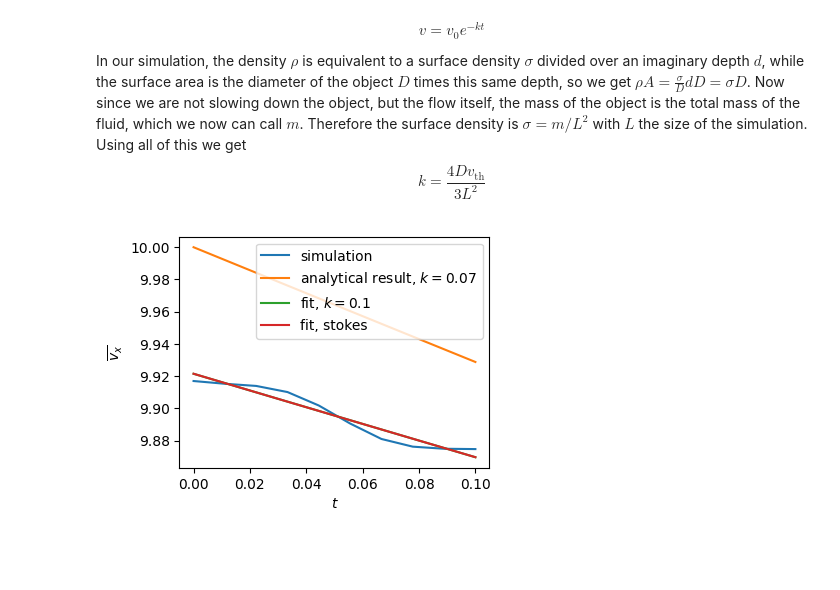
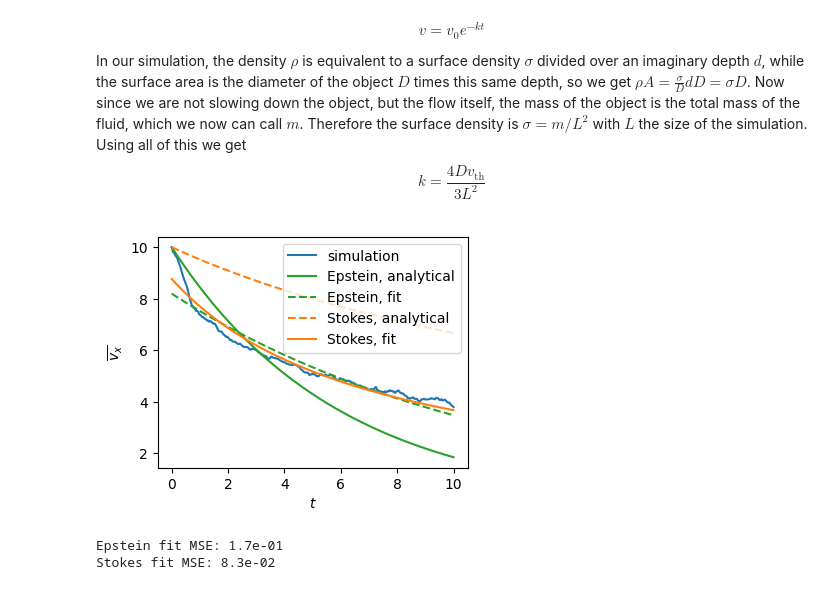
Before and after one commit to slagnews/drag_sph, a Jupyter notebook: sph_test.ipynb, the cells around one changed output. Cells and saved outputs as stored; diff of their text form; code cells hidden in the pictures; blank space fills up the shorter version.

Commit message:
Updated drag plots in test file

```diff
--- a/sph_test.ipynb
+++ b/sph_test.ipynb
@@ -7,10 +7,10 @@ from sph import integrate, animate_particles, get_densities, get_density_grid
 np.random.seed(0)
 # %%
 no_particles = 990
-no_steps = 10
+no_steps = 1000
 L = 10
-h = 0.5
-v_init = 1 # initial random velocities of particles
+h = 1
+v_th = 1 # initial random velocities of particles
 v0 = 10 # initial flow speed
 dt = 0.01 # timestep
 c_s = 0.1 #speed of sound
@@ -18,13 +18,13 @@ gamma = 7
 masses = np.array([1]*no_particles)
 rho0 = np.sum(masses)/L**2 # Set equilibrium density to the mean density
 
-central_object = {"radius": 0.2,
+central_object = {"radius": 1,
           "boundary_width": 0.05,
           "max_force": 1000}
 
 # Initialize random positions and velocities
 initial_positions = np.random.random(size=(no_particles,2))*L
-initial_velocities = np.random.normal(size=(no_particles,2))*v_init
+initial_velocities = np.random.normal(size=(no_particles,2))*v_th
 
 # Let the entire liquid move to the right
 initial_velocities[:,0] += v0
@@ -33,8 +33,9 @@ rerun_sim = True
 
 if rerun_sim == True:
     positions, velocities = integrate(initial_positions, initial_velocities, masses, L, h, c_s, rho0, dt, no_steps, central_object=central_object)
+    np.savez("flow_sim", positions=positions, velocities=velocities)
 else:
-    data = np.load("long_flow.npz")
+    data = np.load("flow_sim.npz")
     positions = data["positions"]
     velocities = data["velocities"]
 # %% [output]
@@ -134,35 +136,47 @@ $$
 k=\frac{4Dv_\mathrm{th}}{3L^2}
 $$
 # %%
-speed = np.mean(velocities[:,:,0], axis=1)
+vx = np.mean(velocities[:,:,0], axis=1)
 
-def v_with_stokes_drag(t, k, v0):
-    return v0/(1+k*t)
+def v_stokes(t, k, v0):
+    return v0/(1+k*v0*t)
 
-def v_with_epst_drag(t, k, v0):
+def v_epstein(t, k, v0):
     return v0*np.exp(-k*t)
 
 from scipy.optimize import curve_fit
 
 tf = dt*no_steps
 t = np.linspace(0,tf,no_steps)
 D = 2*0.5 # diameter of the object
 v_th = np.mean(np.abs(velocities[-1]))
 k = 4*D*v_th/(3*L**2)
 
 
 fig, ax = plt.subplots(figsize=(4,3))
-ax.plot(t, speed, label="simulation")
-ax.plot(t, v_with_epst_drag(t, k, v0), label=f"analytical result, $k={k:.2f}$")
-popt, pcov = curve_fit(v_with_epst_drag, t, speed)
-k_fit = popt[0]
-ax.plot(t, v_with_epst_drag(t,*popt), label=f"fit, $k={k_fit:.1f}$")
-popt,pcov = curve_fit(v_with_stokes_drag, t, speed)
-k_fit = popt[0]
-ax.plot(t,v_with_stokes_drag(t,*popt), label=f"fit, stokes")
+ax.plot(t, vx, label="simulation")
+
+k_epstein = 8*central_object["radius"]*v_th/(3*L**2)
+ax.plot(t, v_epstein(t, k_epstein, v0), color="C2", label="Epstein, analytical")
+
+popt_epstein, pcov = curve_fit(v_epstein, t, vx)
+ax.plot(t, v_epstein(t,*popt_epstein), color="C2", linestyle="--", label=f"Epstein, fit")
+
+k_stokes = 0.5*central_object["radius"]/L**2
+ax.plot(t,v_stokes(t,k_stokes, v0), color="C1", linestyle="--", label="Stokes, analytical")
+
+popt_stokes,pcov = curve_fit(v_stokes, t, vx)
+ax.plot(t,v_stokes(t,*popt_stokes), color="C1", label=f"Stokes, fit")
+
 ax.set_xlabel("$t$")
 ax.set_ylabel("$\\overline{v_x}$")
 ax.legend()
+fig.savefig("figures/drag.png", dpi=300)
 plt.show()
+
+print(f"Epstein fit MSE: {np.mean((vx - v_epstein(t, *popt_epstein))**2):.1e}")
+print(f"Stokes fit MSE: {np.mean((vx - v_stokes(t, *popt_stokes))**2):.1e}")
 # %% [output]
-[figure, old version]
+[figure, new version]
+Epstein fit MSE: 1.7e-01
+Stokes fit MSE: 8.3e-02
```
Also changed, not shown: parts of 6 cells of this notebook.
